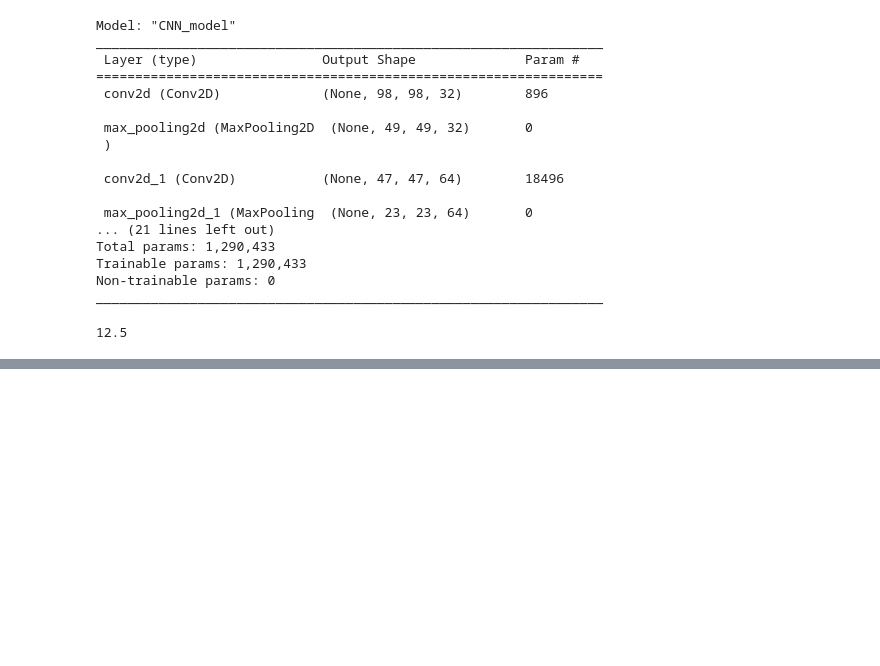
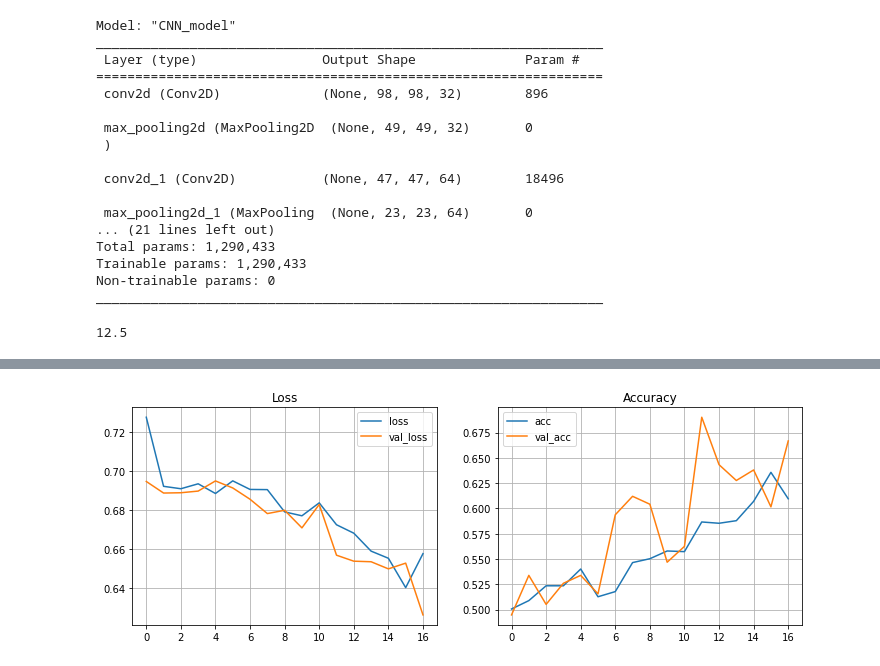
Before and after one commit to FHegardt/Deep_Learning_FH, a Jupyter notebook: Labb1/lab.ipynb, the cells around one changed output, grey strips where cells are left out. Cells and saved outputs as stored; diff of their text form; code cells hidden in the pictures; blank space fills up the shorter version.

```diff
--- a/Labb1/lab.ipynb
+++ b/Labb1/lab.ipynb
@@ -409,0 +442,11 @@ plot_metrics()
+# %%
+model4 = CNN_model(kernels=[64,32,16,16], learning_rate= 0.001, drop_rate= 0.7)
+early_stopper = EarlyStopping(monitor = "val_acc", mode ="max", patience = 10, restore_best_weights = True)
+model4.fit(
+            train_X_generatior,
+            steps_per_epoch = steps_per_epochs,
+            epochs = 50,
+            callbacks = [early_stopper],
+            validation_data = train_val_generator,
+            validation_steps=12
+        )
@@ -409,0 +460,5 @@ plot_metrics()
+# %%
+metrics = panda.DataFrame(model4.history.history)
+plot_metrics(metrics)
+# %% [output]
+[figure, added]
```
Also changed, not shown: parts of 16 cells of this notebook.
